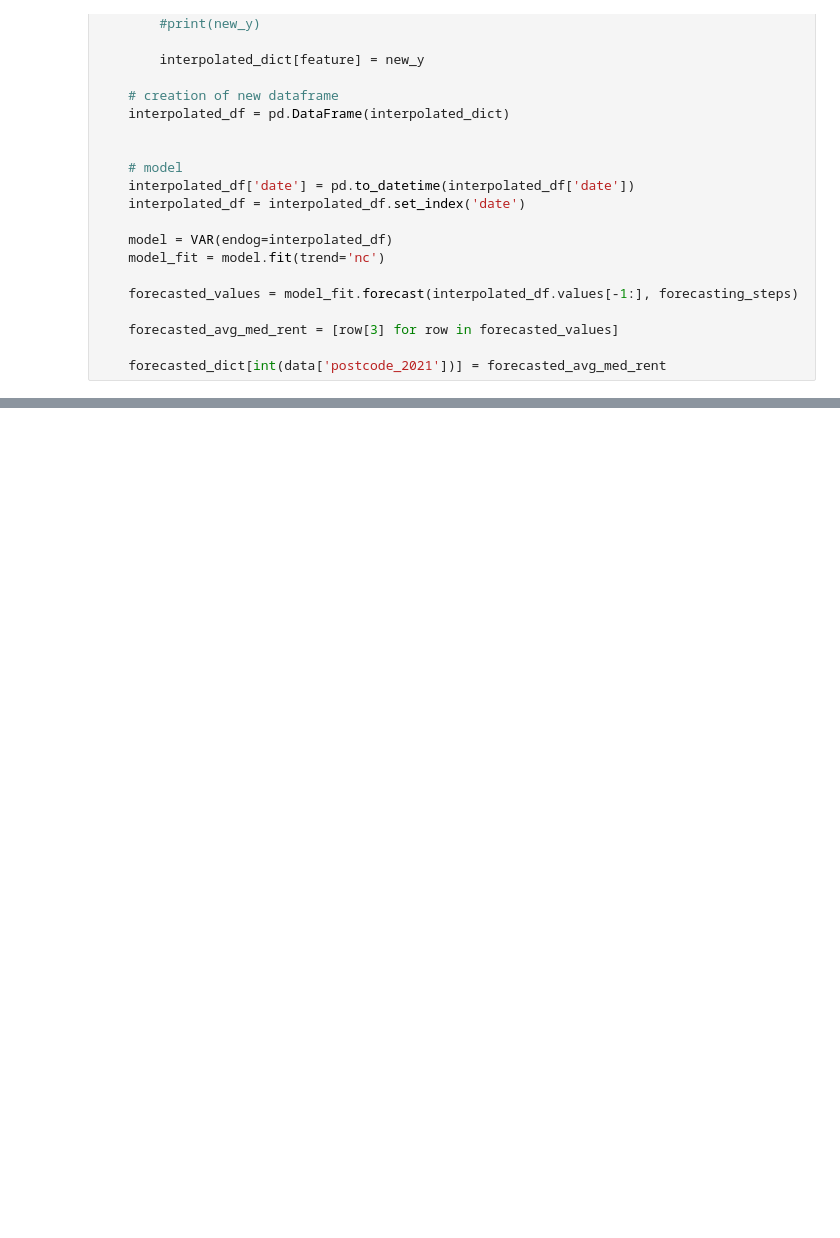
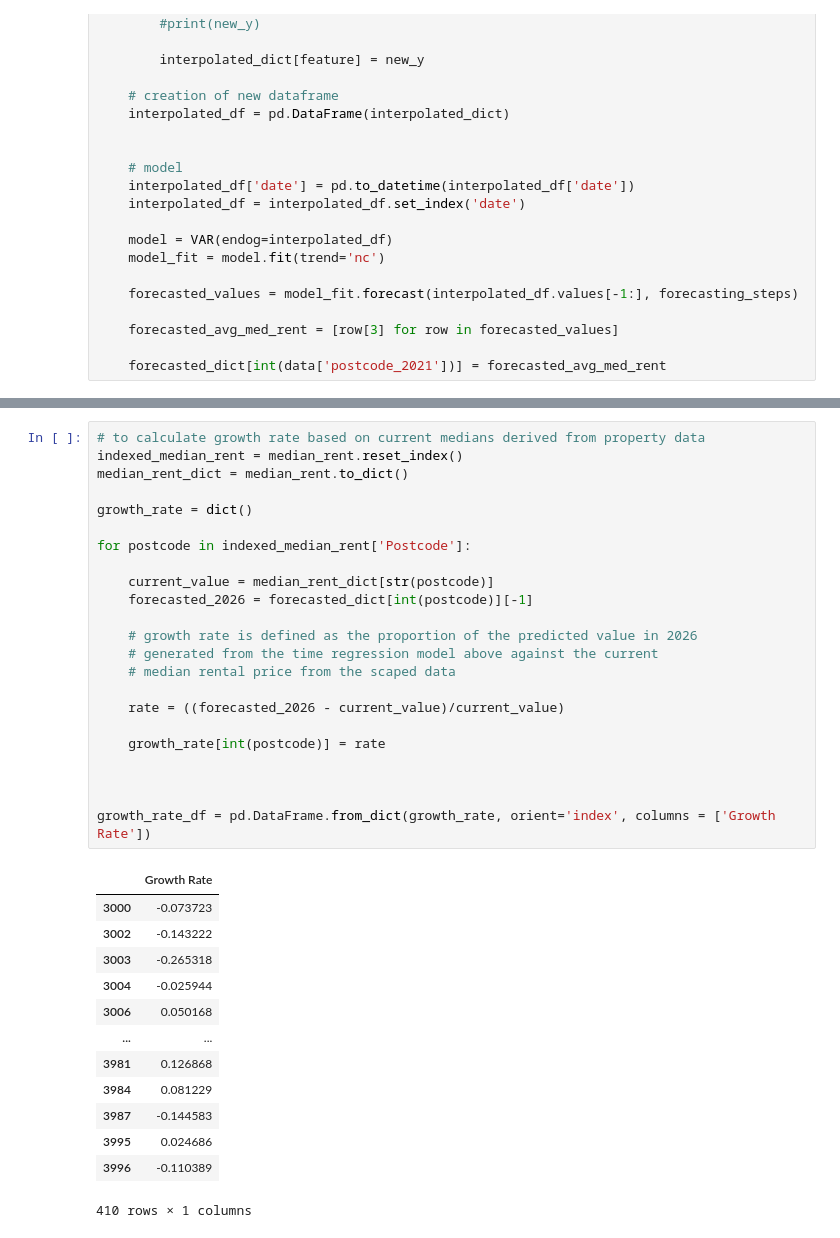
Before and after one commit to MAST30034-Applied-Data-Science/generic-real-estate-consulting-project-group-42, a Jupyter notebook: notebooks/forecasting.ipynb, the cells around one changed output, grey strips where cells are left out. Cells and saved outputs as stored; diff of their text form; blank space fills up the shorter version.

Commit message:
finished derving the growth rate and established top 10 growing suburbs

```diff
--- a/notebooks/forecasting.ipynb
+++ b/notebooks/forecasting.ipynb
@@ -104,3 +104,40 @@ forecasted_dict
   333.2864844290672,
   357.09610299206463,
   382.5329204631216]}
+# %%
+# to calculate growth rate based on current medians derived from property data
+indexed_median_rent = median_rent.reset_index()
+median_rent_dict = median_rent.to_dict()
+
+growth_rate = dict()
+
+for postcode in indexed_median_rent['Postcode']:
+
+    current_value = median_rent_dict[str(postcode)]
+    forecasted_2026 = forecasted_dict[int(postcode)][-1]
+
+    # growth rate is defined as the proportion of the predicted value in 2026
+    # generated from the time regression model above against the current
+    # median rental price from the scaped data
+
+    rate = ((forecasted_2026 - current_value)/current_value)
+
+    growth_rate[int(postcode)] = rate
+
+
+
+growth_rate_df = pd.DataFrame.from_dict(growth_rate, orient='index', columns = ['Growth Rate'])
+# %% [output]
+|  | Growth Rate |
+| 3000 | -0.073723 |
+| 3002 | -0.143222 |
+| 3003 | -0.265318 |
+| 3004 | -0.025944 |
+| 3006 | 0.050168 |
+| ... | ... |
+| 3981 | 0.126868 |
+| 3984 | 0.081229 |
+| 3987 | -0.144583 |
+| 3995 | 0.024686 |
+| 3996 | -0.110389 |
+410 rows × 1 columns
```
Also changed, not shown: parts of 2 cells of this notebook.
